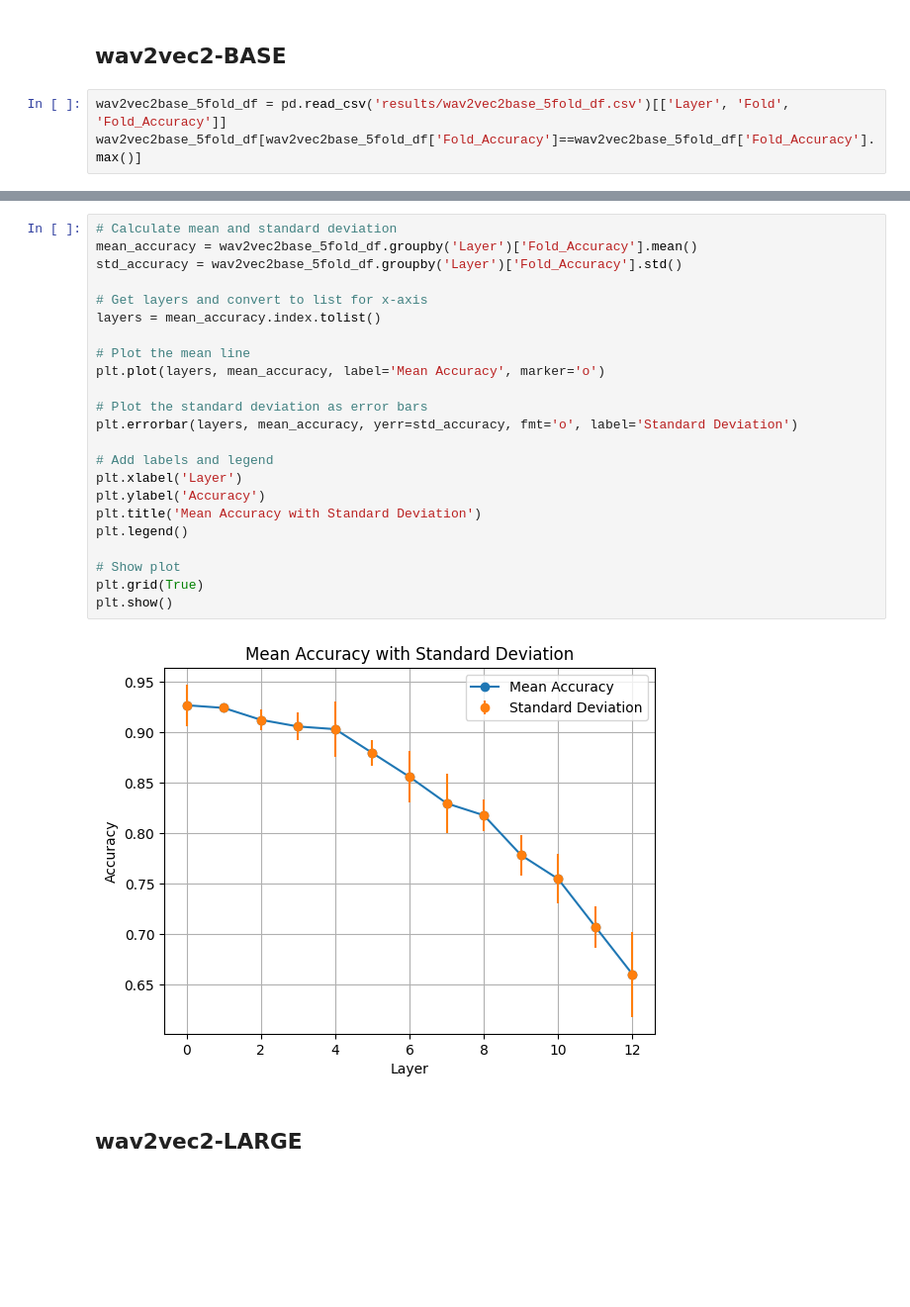
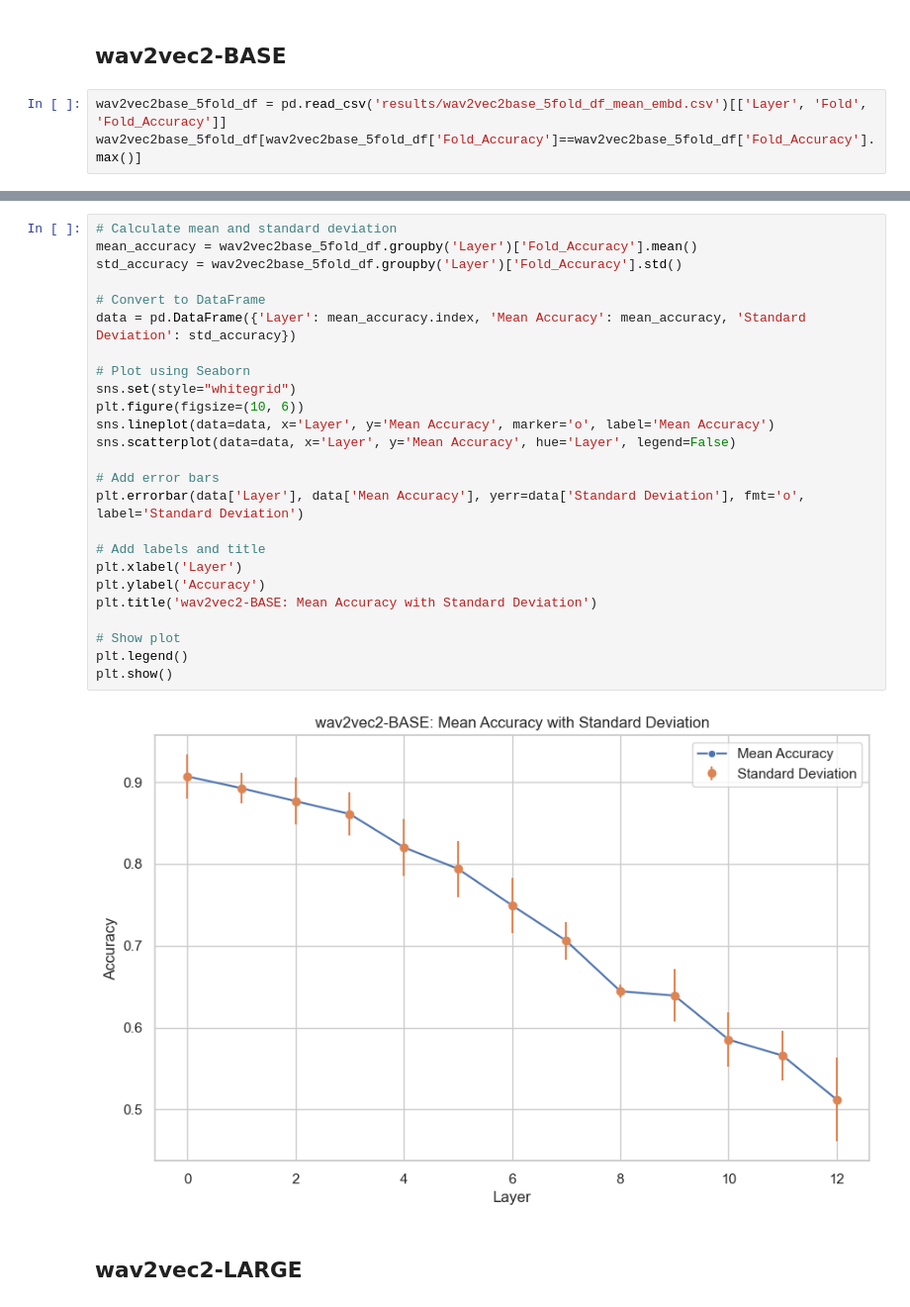
Before and after one commit to ajuanijustus/voice2mode, a Jupyter notebook: Evaluation.ipynb, the cells around one changed output, grey strips where cells are left out. Shown at 99% size. Cells and saved outputs as stored; diff of their text form; blank space fills up the shorter version.

Commit message:
Update embedding extraction and finalise evaluation results; add XGB; add NN

```diff
--- a/Evaluation.ipynb
+++ b/Evaluation.ipynb
@@ -50,7 +55,7 @@ plt.show()
 # %% [markdown]
 ## wav2vec2-BASE
 # %%
-wav2vec2base_5fold_df = pd.read_csv('results/wav2vec2base_5fold_df.csv')[['Layer', 'Fold', 'Fold_Accuracy']]
+wav2vec2base_5fold_df = pd.read_csv('results/wav2vec2base_5fold_df_mean_embd.csv')[['Layer', 'Fold', 'Fold_Accuracy']]
 wav2vec2base_5fold_df[wav2vec2base_5fold_df['Fold_Accuracy']==wav2vec2base_5fold_df['Fold_Accuracy'].max()]
 # %% [output]
 |  | Layer | Fold | Fold_Accuracy |
@@ -69,28 +74,30 @@ Index of maximum mean accuracy (Layer): 0.0
 # %%
 # Calculate mean and standard deviation
 mean_accuracy = wav2vec2base_5fold_df.groupby('Layer')['Fold_Accuracy'].mean()
 std_accuracy = wav2vec2base_5fold_df.groupby('Layer')['Fold_Accuracy'].std()
 
-# Get layers and convert to list for x-axis
-layers = mean_accuracy.index.tolist()
+# Convert to DataFrame
+data = pd.DataFrame({'Layer': mean_accuracy.index, 'Mean Accuracy': mean_accuracy, 'Standard Deviation': std_accuracy})
 
-# Plot the mean line
-plt.plot(layers, mean_accuracy, label='Mean Accuracy', marker='o')
+# Plot using Seaborn
+sns.set(style="whitegrid")
+plt.figure(figsize=(10, 6))
+sns.lineplot(data=data, x='Layer', y='Mean Accuracy', marker='o', label='Mean Accuracy')
+sns.scatterplot(data=data, x='Layer', y='Mean Accuracy', hue='Layer', legend=False)
 
-# Plot the standard deviation as error bars
-plt.errorbar(layers, mean_accuracy, yerr=std_accuracy, fmt='o', label='Standard Deviation')
+# Add error bars
+plt.errorbar(data['Layer'], data['Mean Accuracy'], yerr=data['Standard Deviation'], fmt='o', label='Standard Deviation')
 
-# Add labels and legend
+# Add labels and title
 plt.xlabel('Layer')
 plt.ylabel('Accuracy')
-plt.title('Mean Accuracy with Standard Deviation')
-plt.legend()
+plt.title('wav2vec2-BASE: Mean Accuracy with Standard Deviation')
 
 # Show plot
-plt.grid(True)
+plt.legend()
 plt.show()
 # %% [output]
-[figure, old version]
+[figure, new version]
 # %% [markdown]
 ## wav2vec2-LARGE
 # %%
```
Also changed, not shown: parts of 37 cells of this notebook, 7 other files.
